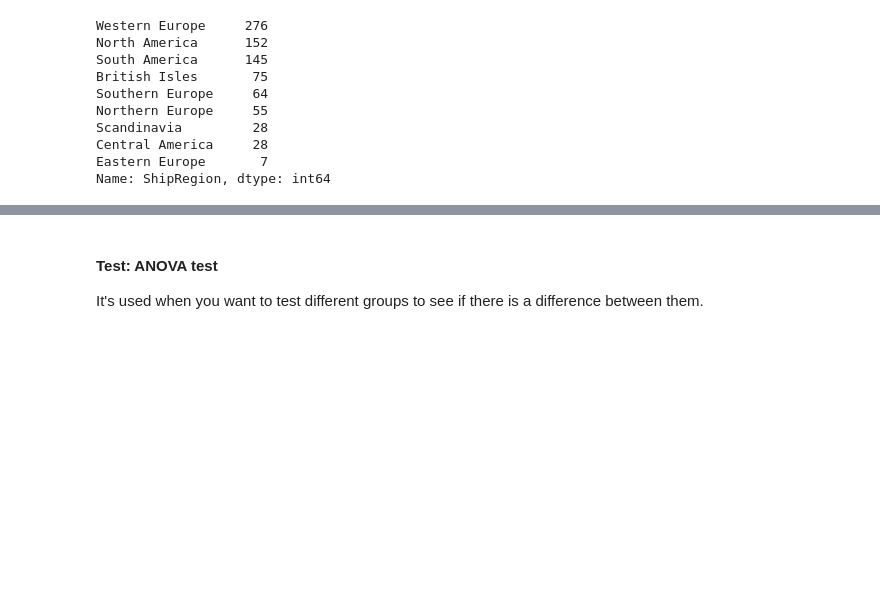
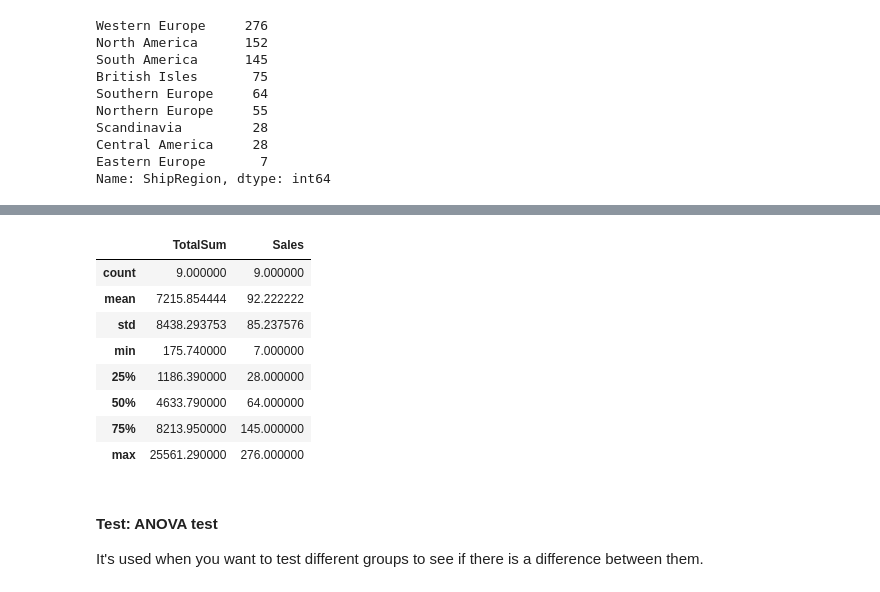
Before and after one commit to naquech-DS/dsc-2-final-project-online-ds-ft-112618, a Jupyter notebook: student.ipynb, the cells around one changed output, grey strips where cells are left out. Saved outputs shown, nothing was run; the diff lists cells and outputs as text; code cells hidden in the pictures; blank space fills up the shorter version.

```diff
--- a/student.ipynb
+++ b/student.ipynb
@@ -405,6 +407,18 @@ group by ShipRegion
 | 6 | South America | 8213.95 | 145 |
 | 7 | Southern Europe | 2369.86 | 64 |
 | 8 | Western Europe | 25561.29 | 276 |
+# %%
+df1_order.describe()
+# %% [output]
+|  | TotalSum | Sales |
+| count | 9.000000 | 9.000000 |
+| mean | 7215.854444 | 92.222222 |
+| std | 8438.293753 | 85.237576 |
+| min | 175.740000 | 7.000000 |
+| 25% | 1186.390000 | 28.000000 |
+| 50% | 4633.790000 | 64.000000 |
+| 75% | 8213.950000 | 145.000000 |
+| max | 25561.290000 | 276.000000 |
 # %% [markdown]
 ####  Test: ANOVA test
 
```
Also changed, not shown: parts of 15 cells of this notebook.
